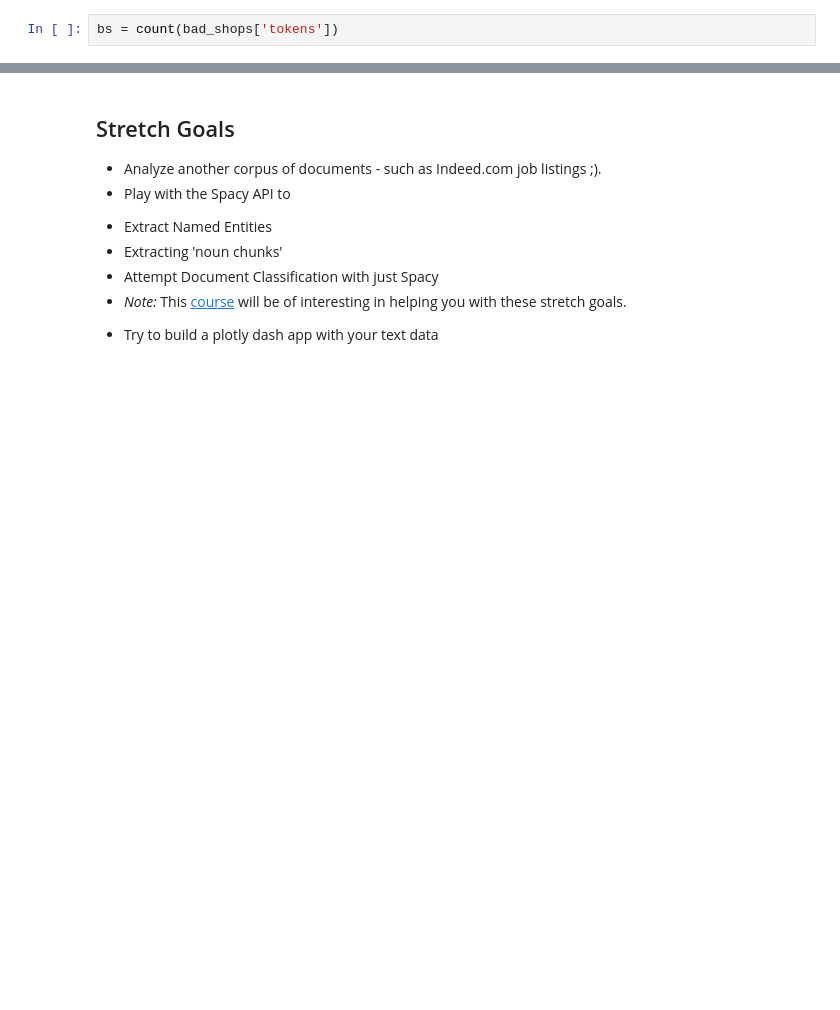
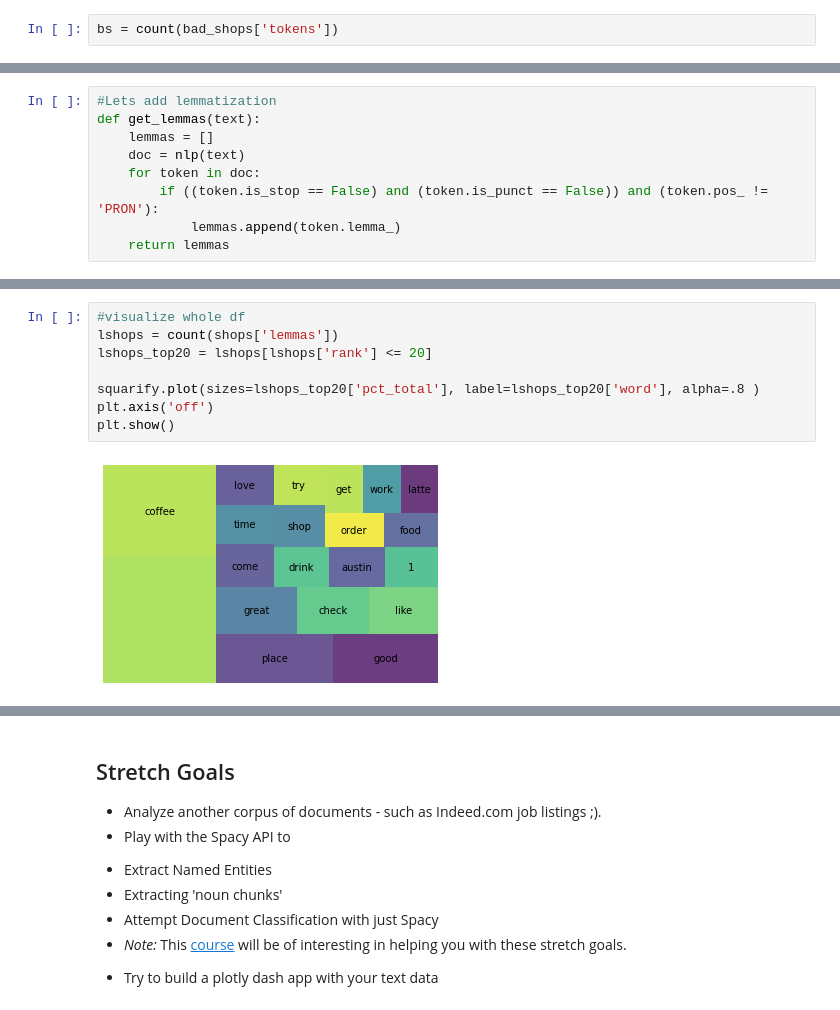
Before and after one commit to maiali13/DS-Unit-4-Sprint-1-NLP, a Jupyter notebook: module1-text-data/LS_DS_411_Text_Data_Assignment.ipynb, the cells around one changed output, grey strips where cells are left out. Saved outputs shown, nothing was run; the diff lists cells and outputs as text; blank space fills up the shorter version.

```diff
--- a/module1-text-data/LS_DS_411_Text_Data_Assignment.ipynb
+++ b/module1-text-data/LS_DS_411_Text_Data_Assignment.ipynb
@@ -320,0 +366,9 @@ plt.show()
+# %%
+#Lets add lemmatization
+def get_lemmas(text):
+    lemmas = []
+    doc = nlp(text)
+    for token in doc:
+        if ((token.is_stop == False) and (token.is_punct == False)) and (token.pos_ != 'PRON'):
+            lemmas.append(token.lemma_)
+    return lemmas
@@ -320,0 +385,10 @@ plt.show()
+# %%
+#visualize whole df
+lshops = count(shops['lemmas'])
+lshops_top20 = lshops[lshops['rank'] <= 20]
+
+squarify.plot(sizes=lshops_top20['pct_total'], label=lshops_top20['word'], alpha=.8 )
+plt.axis('off')
+plt.show()
+# %% [output]
+[figure, added]
```
Also changed, not shown: parts of 17 cells of this notebook, 2 other files.
